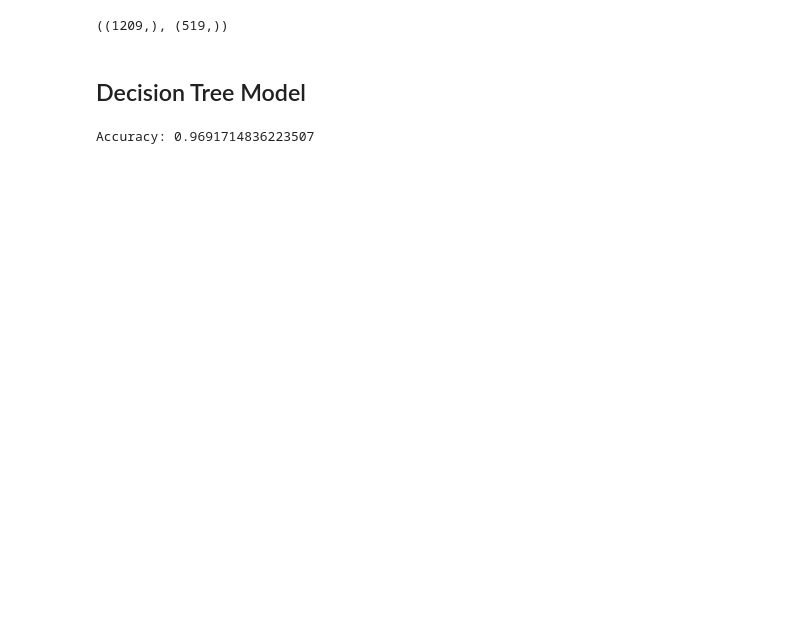
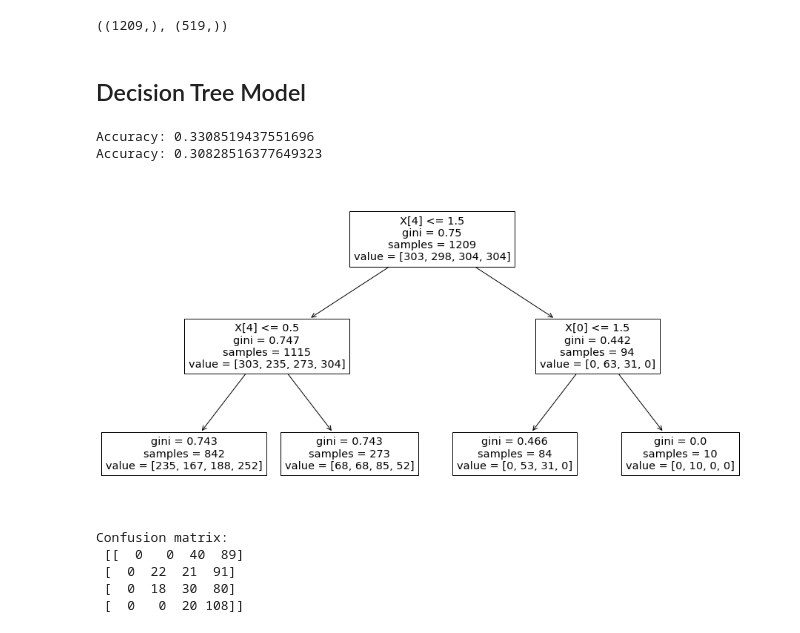
Before and after one commit to isaactjy/de_tech_challenge, a Jupyter notebook: section5/car_evaluation.ipynb, the cells around one changed output. Saved outputs shown, nothing was run; the diff lists cells and outputs as text; code cells hidden in the pictures; blank space fills up the shorter version.

```diff
--- a/section5/car_evaluation.ipynb
+++ b/section5/car_evaluation.ipynb
@@ -81,3 +86,3 @@ from sklearn.preprocessing import OrdinalEncoder
 # %%
-x = df.drop(['class'], axis=1)
-y = df['class']
+x = df.drop(['buying'], axis=1)
+y = df['buying']
@@ -84,6 +105,12 @@ y = df['class']
 # %%
 # Transform categorical features as integer array (for use with classification)
-enc = OrdinalEncoder()
+enc = OrdinalEncoder(
+    categories=[['low','med','high','vhigh'],
+        ['2','3','4','5more'],
+        ['small','med','big'],
+        ['low','med','high'],
+        ['unacc','acc','good','vgood']
+    ])
 x = enc.fit_transform(x)
 # %%
 x
@@ -121,2 +145,5 @@ clf = DecisionTreeClassifier()
+# %%
+# Start with a single decision tree as the model
+clf = DecisionTreeClassifier(criterion='gini', max_depth=2, random_state=0)
 # %%
 clf = clf.fit(x_train, y_train)
@@ -125,5 +152,24 @@ y_pred = clf.predict(x_test)
-# %%
-# Model Accuracy, how often is the classifier correct?
-print("Accuracy:",metrics.accuracy_score(y_test, y_pred))
-# %% [output]
-Accuracy: 0.9691714836223507
+# %%
+# Accuracies for train and test set (should be similar otherwise overfitting is possible)
+print("Accuracy:",metrics.accuracy_score(y_train, y_train_pred))
+print("Accuracy:",metrics.accuracy_score(y_test, y_test_pred))
+# %% [output]
+Accuracy: 0.3308519437551696
+Accuracy: 0.30828516377649323
+# %%
+from sklearn import tree
+import matplotlib.pyplot as plt # data visualization
+plt.figure(figsize=(16,8))
+
+tree.plot_tree(clf.fit(x_train, y_train));
+# %% [output]
+[figure, added]
+# %%
+cm = confusion_matrix(y_test, y_test_pred)
+print('Confusion matrix:\n', cm)
+# %% [output]
+Confusion matrix:
+ [[  0   0  40  89]
+ [  0  22  21  91]
+ [  0  18  30  80]
+ [  0   0  20 108]]
```
Also changed, not shown: parts of 24 cells of this notebook.
